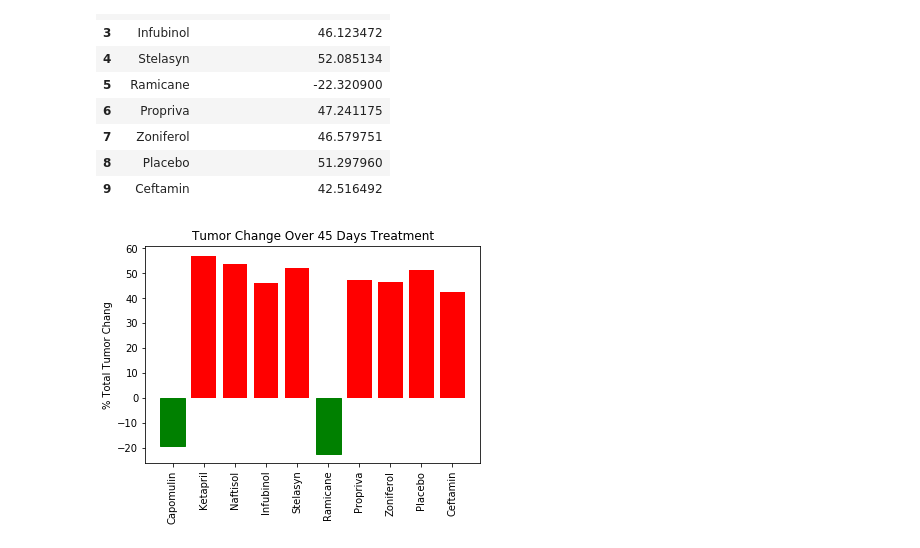
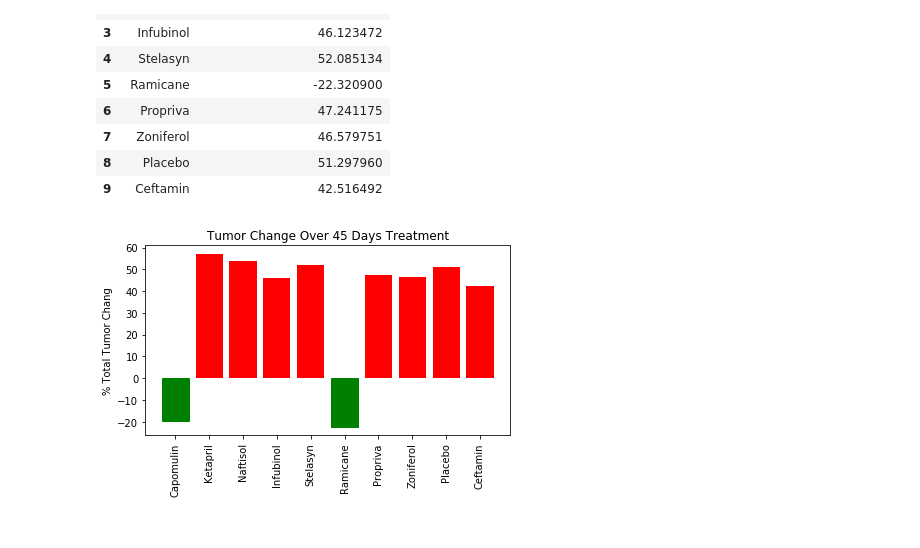
Before and after one commit to hanyang2019/Homework-5, a Jupyter notebook: Pymaceuticals/Pymarceutical_HY.ipynb, the cells around one changed output. Cells and saved outputs as stored; diff of their text form; code cells hidden in the pictures.

Commit message:
graph updated

```diff
--- a/Pymaceuticals/Pymarceutical_HY.ipynb
+++ b/Pymaceuticals/Pymarceutical_HY.ipynb
@@ -457,12 +457,13 @@ tv_change_df
 # %%
 plt.clf()
 barplot=plt.bar(tv_change_df['Drug'],tv_change_df['Tumor Volumn Change (%)'],color='red')
 # set the color 1st bar (index 0) and the 5th bar (index 5) to green
 barplot[0].set_color('green')
 barplot[5].set_color('green')
 plt.xticks(rotation='vertical')
 plt.ylabel('% Total Tumor Chang')
 plt.title('Tumor Change Over 45 Days Treatment')
+plt.tight_layout()
 plt.savefig('tumor_change_over_treatment.png',dpi=1200)
 # %% [output]
-[figure, old version]
+[figure, new version]
```
Also changed, not shown: 2 other files.
